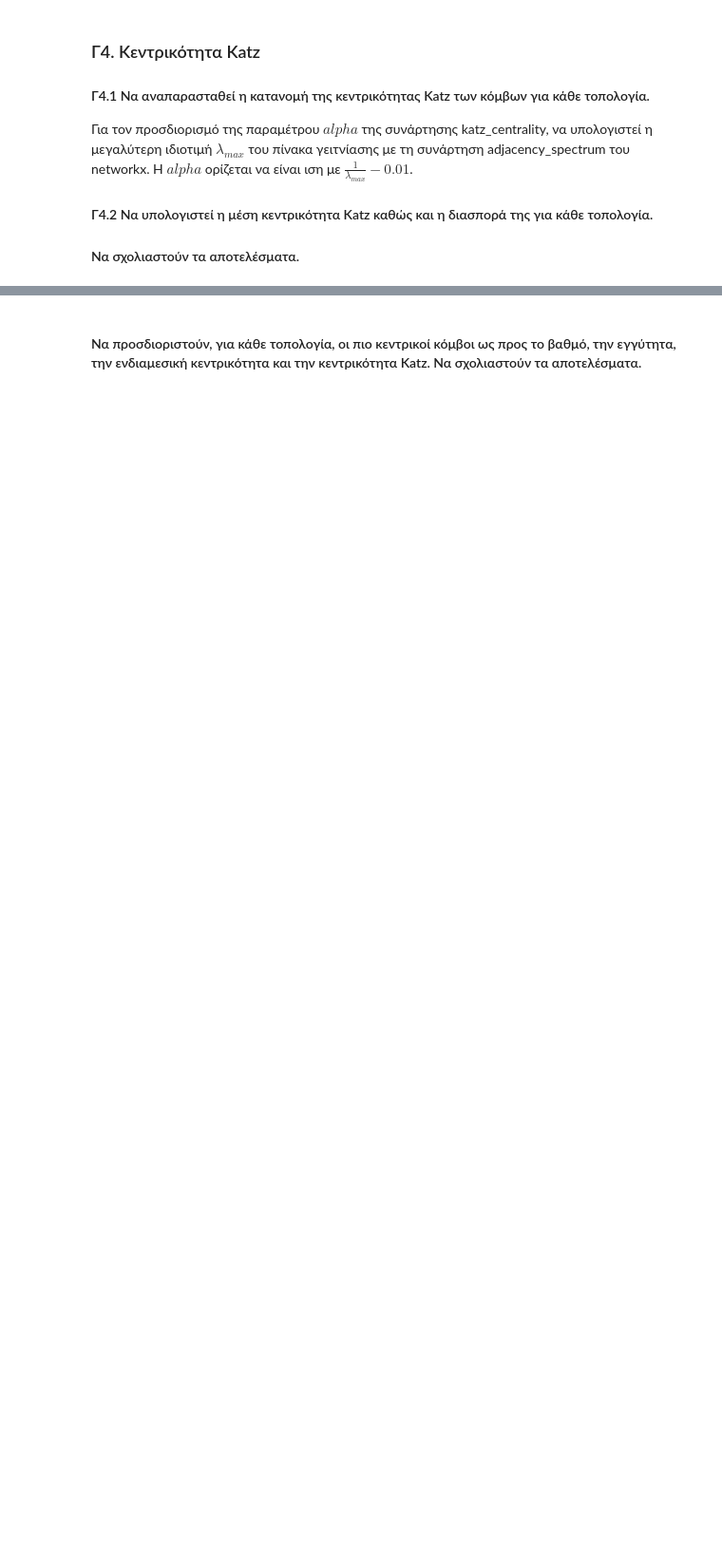
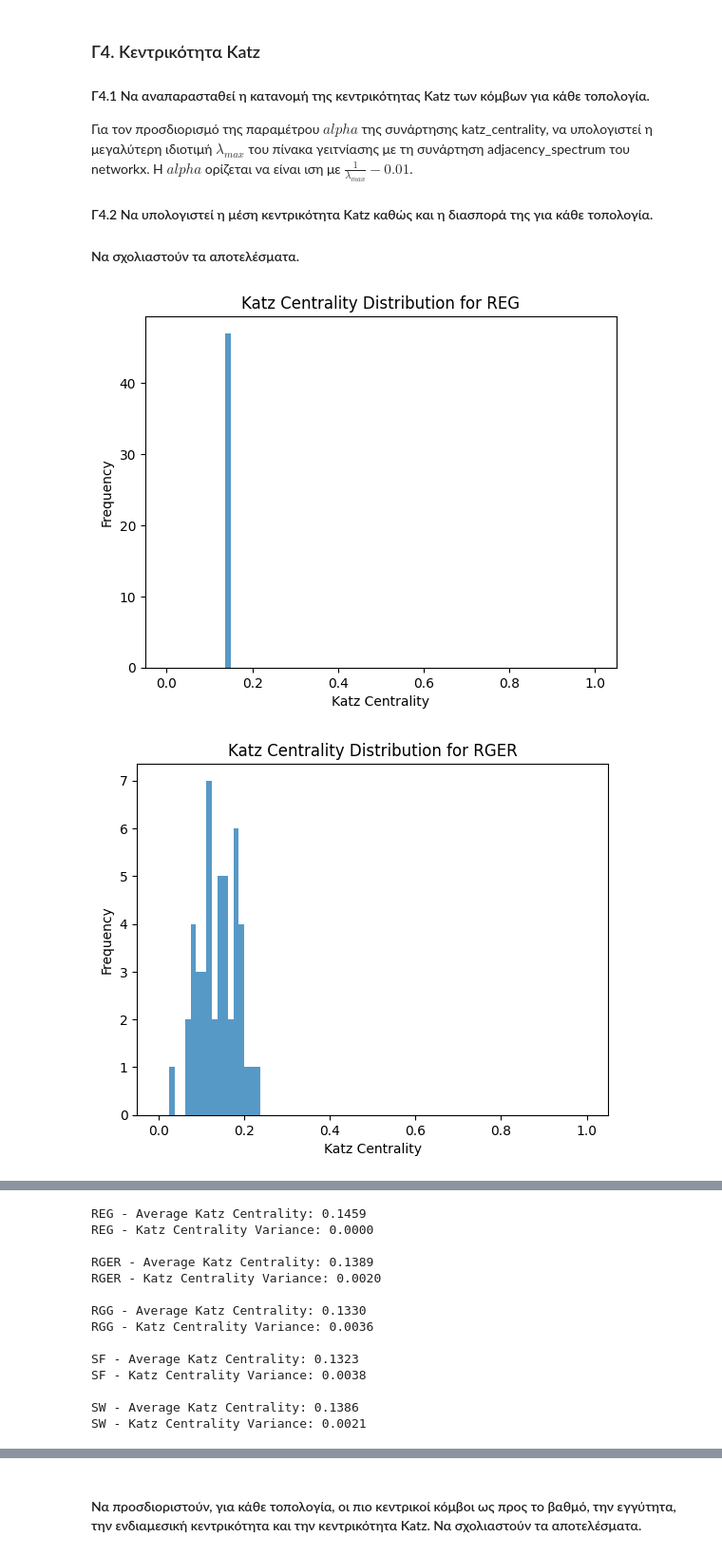
Before and after one commit to ntua-el20827/NTUA_Social_Networks_Analysis, a Jupyter notebook: lab01/lab1_student_version_2024.ipynb, the cells around one changed output, grey strips where cells are left out. Shown at 95% size. Drawn from its saved outputs; the diff is of its cells as text; code cells hidden in the pictures; blank space fills up the shorter version.

```diff
--- a/lab01/lab1_student_version_2024.ipynb
+++ b/lab01/lab1_student_version_2024.ipynb
@@ -568,0 +697,9 @@ def find_betweenness(G):
+# %%
+#Γ3.2
+for graph, graph_name in zip(graphs, graph_names):
+    betweenness = find_betweenness(graph)
+    avg_betweenness =  np.mean(np.array(list(betweenness.values())))
+    variance_betweenness = np.var(np.array(list(betweenness.values())))
+
+    print(f'{graph_name} - Average Betweenness Centrality: {avg_betweenness:.4f}')
+    print(f'{graph_name} - Betweenness Centrality Variance: {variance_betweenness:.4f}\n')
@@ -578,0 +741,35 @@ def find_katz(G):
+# %%
+def find_katz(G):
+    # Υπολογισμός του πίνακα γειτνίασης
+    A = nx.adjacency_matrix(G).todense()
+
+    # Υπολογισμός των ιδιοτιμών και μέγιστου λ
+    eigenvalues = np.linalg.eigvals(A)
+    lambda_max = np.max(np.abs(eigenvalues))
+
+    # Τελικός Υπολογισμός του alpha
+    alpha = (1 / lambda_max) - 0.01
+    katz_centrality = nx.katz_centrality(G, alpha=alpha)
+
+    return katz_centrality
+# %%
+#Γ4.1
+for graph, graph_name in zip(graphs, graph_names):
+    katz = find_katz(graph)
+    plt.hist(list(katz.values()), bins=80, alpha=0.75, range=(0, 1))
+    plt.title(f'Katz Centrality Distribution for {graph_name}')
+    plt.xlabel('Katz Centrality')
+    plt.ylabel('Frequency')
+    plt.show()
+
+#Γ4.2
+for graph, graph_name in zip(graphs, graph_names):
+    katz = find_katz(graph)
+    avg_katz =  np.mean(np.array(list(katz.values())))
+    variance_katz = np.var(np.array(list(katz.values())))
+
+    print(f'{graph_name} - Average Katz Centrality: {avg_katz:.4f}')
+    print(f'{graph_name} - Katz Centrality Variance: {variance_katz:.4f}\n')
+# %% [output]
+[figure, added]
+[figure, added]
@@ -578,0 +779,14 @@ def find_katz(G):
+REG - Average Katz Centrality: 0.1459
+REG - Katz Centrality Variance: 0.0000
+
+RGER - Average Katz Centrality: 0.1389
+RGER - Katz Centrality Variance: 0.0020
+
+RGG - Average Katz Centrality: 0.1330
+RGG - Katz Centrality Variance: 0.0036
+
+SF - Average Katz Centrality: 0.1323
+SF - Katz Centrality Variance: 0.0038
+
+SW - Average Katz Centrality: 0.1386
+SW - Katz Centrality Variance: 0.0021
```
Also changed, not shown: parts of 18 cells of this notebook.
